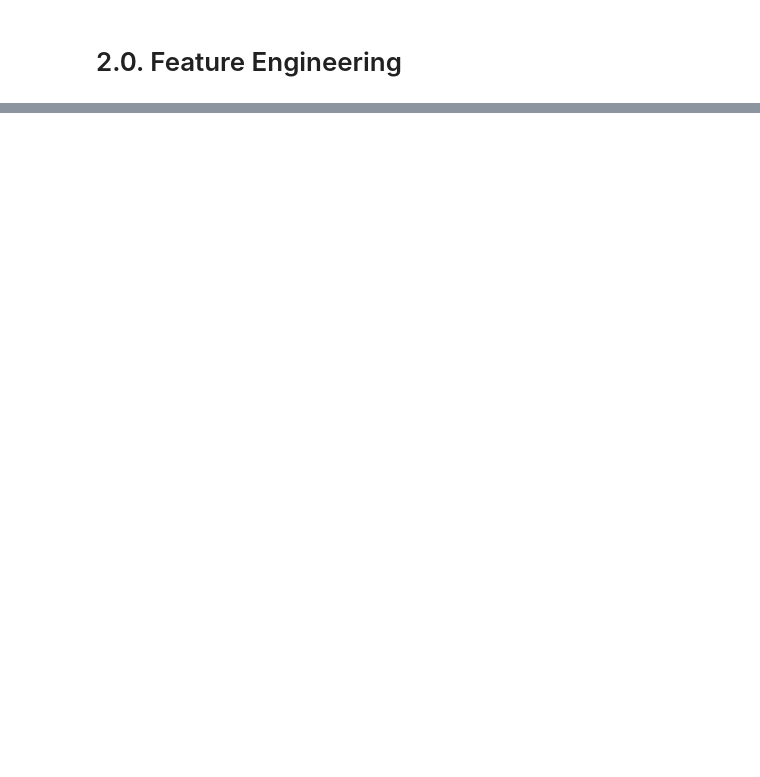
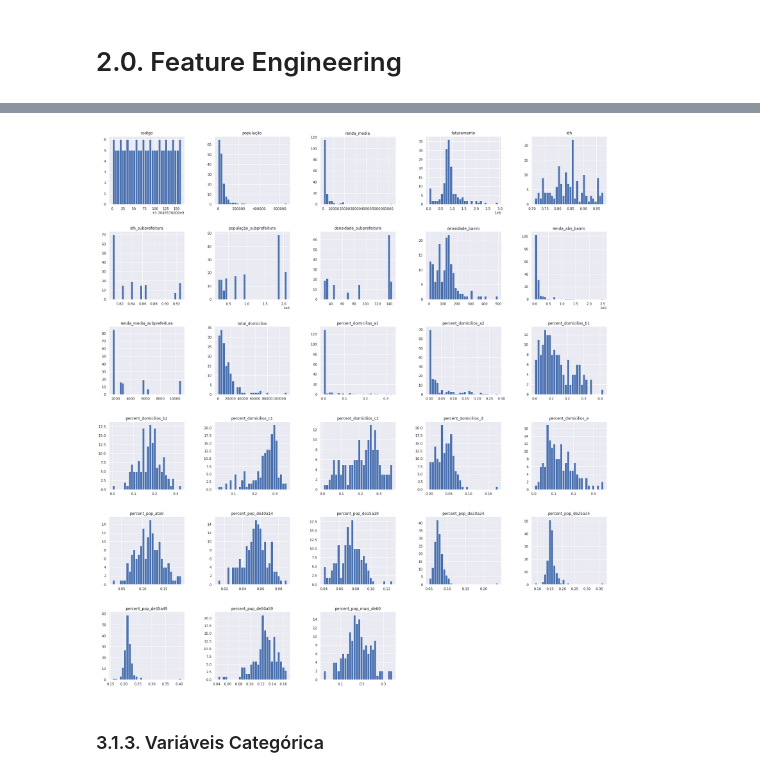
Before and after one commit to tadeucbm/case_geofusion, a Jupyter notebook: notebooks/ciclo01_forecast_challenge.ipynb, the cells around one changed output, grey strips where cells are left out. Saved outputs shown, nothing was run; the diff lists cells and outputs as text; code cells hidden in the pictures; blank space fills up the shorter version.

```diff
--- a/notebooks/ciclo01_forecast_challenge.ipynb
+++ b/notebooks/ciclo01_forecast_challenge.ipynb
@@ -513,0 +462,2 @@ sns.heatmap(df_3[['renda_media', 'faturamento']].corr(), annot=True)
+# %%
+df3 = df2.copy()
@@ -513,0 +475,14 @@ sns.heatmap(df_3[['renda_media', 'faturamento']].corr(), annot=True)
+# %%
+num_attributes = df3.select_dtypes(exclude='object')
+# %%
+num_attributes.hist(bins=30);
+plt.subplots_adjust(left=0.125,
+                    bottom=0.01,
+                    right=1,
+                    top=2,
+                    wspace=0.4,
+                    hspace=0.40)
+# %% [output]
+[figure, added]
+# %% [markdown]
+### 3.1.3. Variáveis Categórica
```
Also changed, not shown: parts of 187 cells of this notebook.
